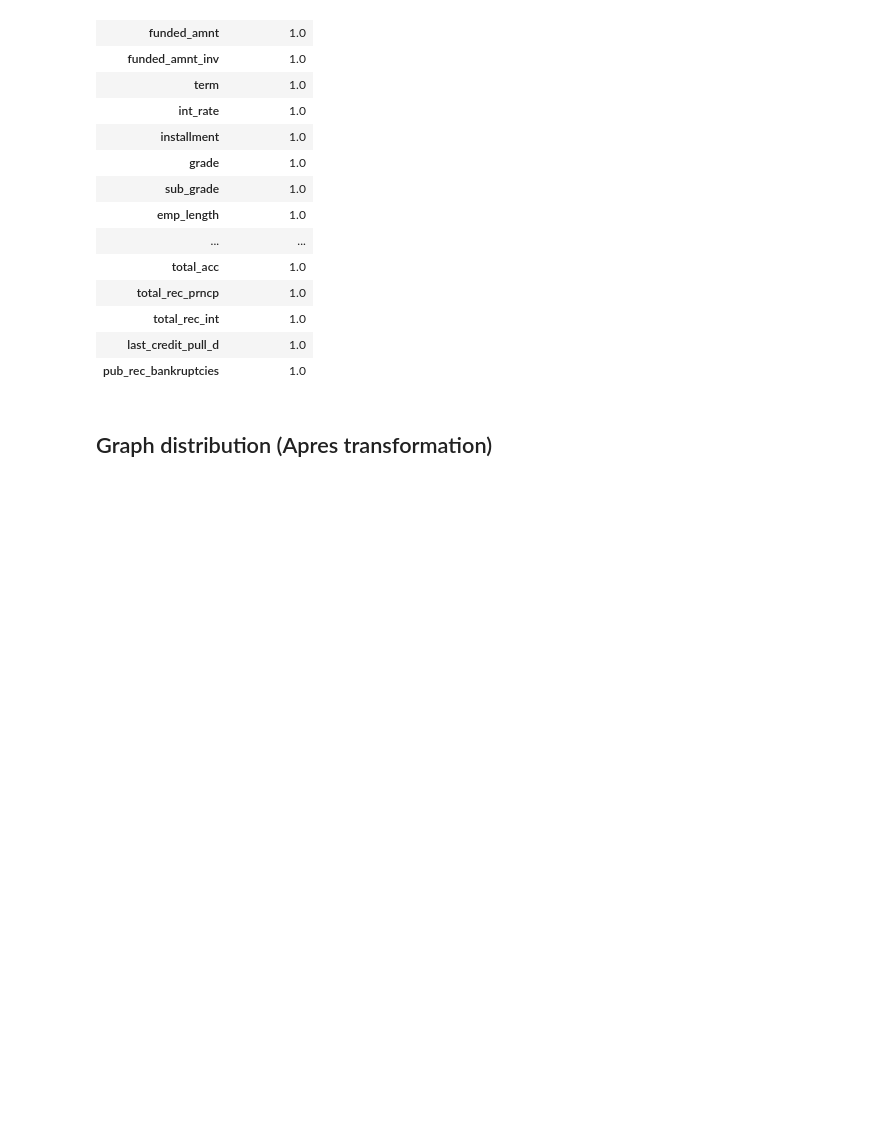
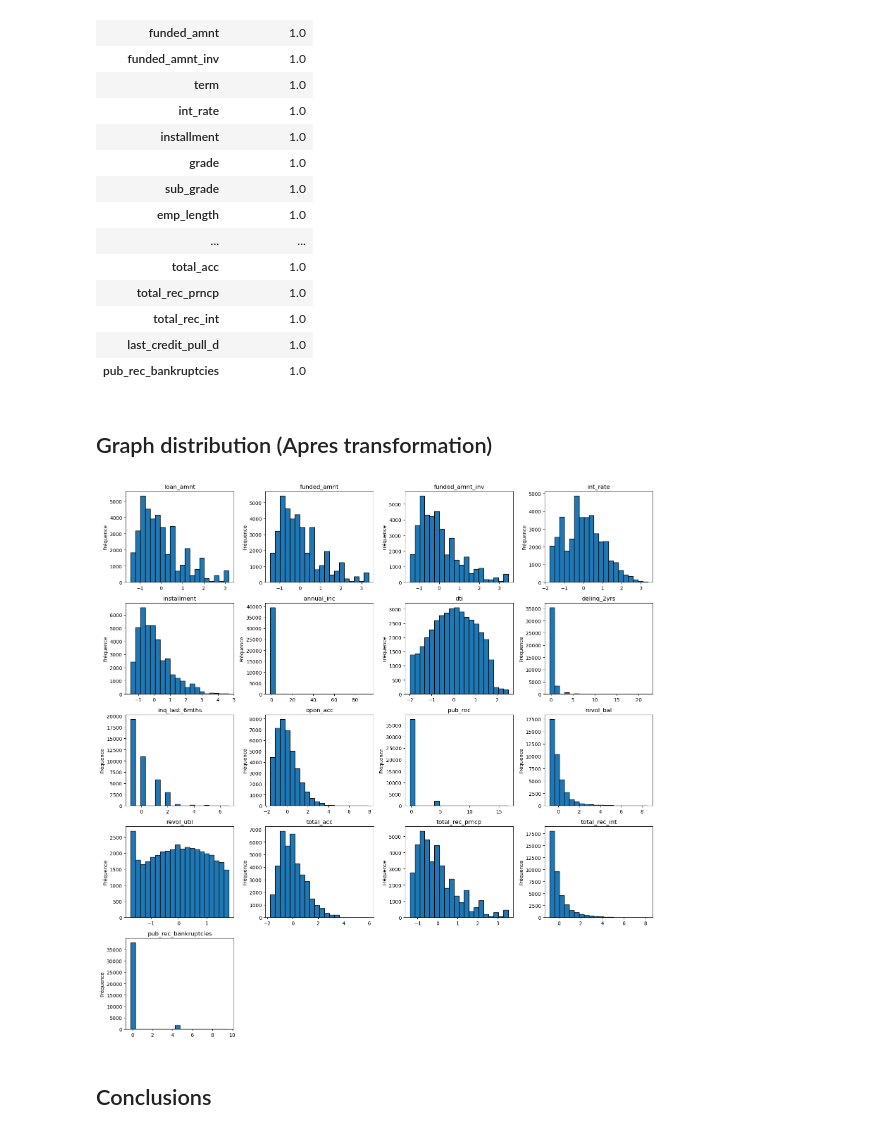
Before and after one commit to fredjgermain/transformation_tp1, a Jupyter notebook: partie2.ipynb, the cells around one changed output. Cells and saved outputs as stored; diff of their text form; code cells hidden in the pictures; blank space fills up the shorter version.

```diff
--- a/partie2.ipynb
+++ b/partie2.ipynb
@@ -250,3 +307,10 @@ Completude 100%? True
 | pub_rec_bankruptcies | 1.0 |
 # %% [markdown]
 ## Graph distribution (Apres transformation)
+# %%
+df_data_hist_plot = df_dummies[numeric_cols]
+plot_distributions(df_data_hist_plot, bins=20)
+# %% [output]
+[figure, added]
+# %% [markdown]
+## Conclusions
```
Also changed, not shown: parts of 11 cells of this notebook, 1 other file.
